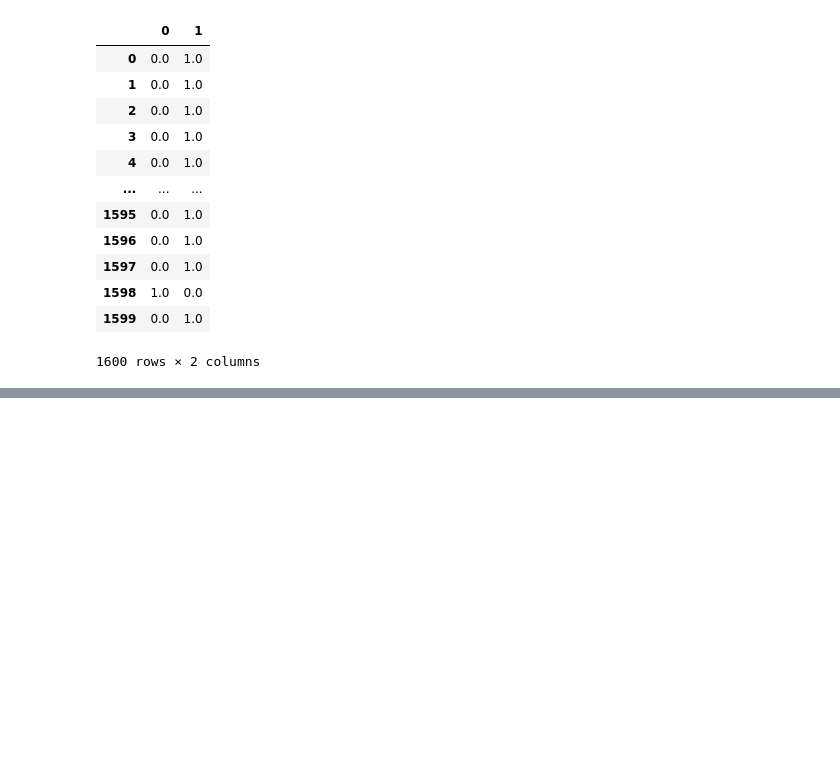
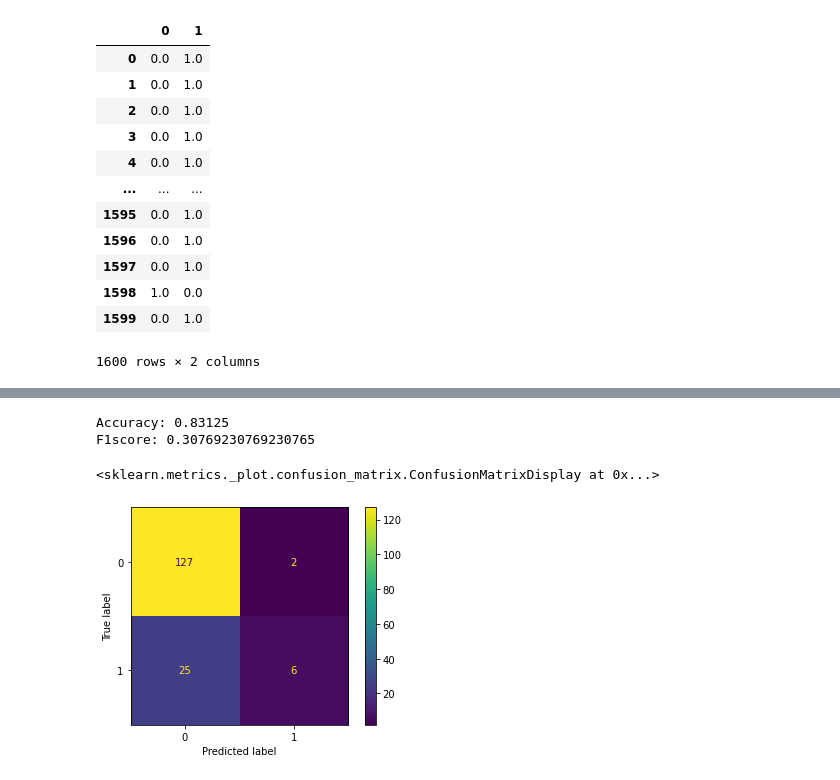
Before and after one commit to anbl9574/SML-project, a Jupyter notebook: Main.ipynb, the cells around one changed output, grey strips where cells are left out. Drawn from its saved outputs; the diff is of its cells as text; code cells hidden in the pictures; blank space fills up the shorter version.

```diff
--- a/Main.ipynb
+++ b/Main.ipynb
@@ -166,0 +301,21 @@ X_train, X_test, Y_train, Y_test = train_test_split(
+# %%
+Parameters={
+    'solver': ['lbfgs', 'liblinear', 'newton-cg', 'newton-cholesky', 'sag', 'saga'],
+    'max_iter': [1, 10, 25, 50, 100, 1000],
+}
+
+# Specify the logistic regression model
+logistic_model = LogisticRegression()
+
+# Initialize the grid search with logistic regression and parameter grid
+logicgrid = GridSearchCV(logistic_model, Parameters, scoring='accuracy', refit=True)
+
+# Train the model on the training data
+logicgrid.fit(X_train, Y_train)
+
+# Get the best parameters from the grid search
+best_params = logicgrid.best_params_
+print("Best Parameters:", best_params)
+
+# Use the best model to make predictions
+y_pred = logicgrid.predict(X_test)
@@ -166,0 +341,17 @@ X_train, X_test, Y_train, Y_test = train_test_split(
+# %%
+#Correct prediction by the modell as a procentage
+accuracyLOG = accuracy_score(Y_test, y_pred)
+f1_scoreLOG=f1_score(Y_test, y_pred, average="binary")
+
+print(f"Accuracy: {accuracyLOG}")
+print("F1score:", f1_scoreLOG)
+# %% [output]
+Accuracy: 0.83125
+F1score: 0.30769230769230765
+# %%
+conf_mat = confusion_matrix(Y_test, y_pred)
+displ = ConfusionMatrixDisplay(confusion_matrix=conf_mat)
+displ.plot()
+# %% [output]
+<sklearn.metrics._plot.confusion_matrix.ConfusionMatrixDisplay at 0x...>
+[figure, added]
```
Also changed, not shown: parts of 43 cells of this notebook.
